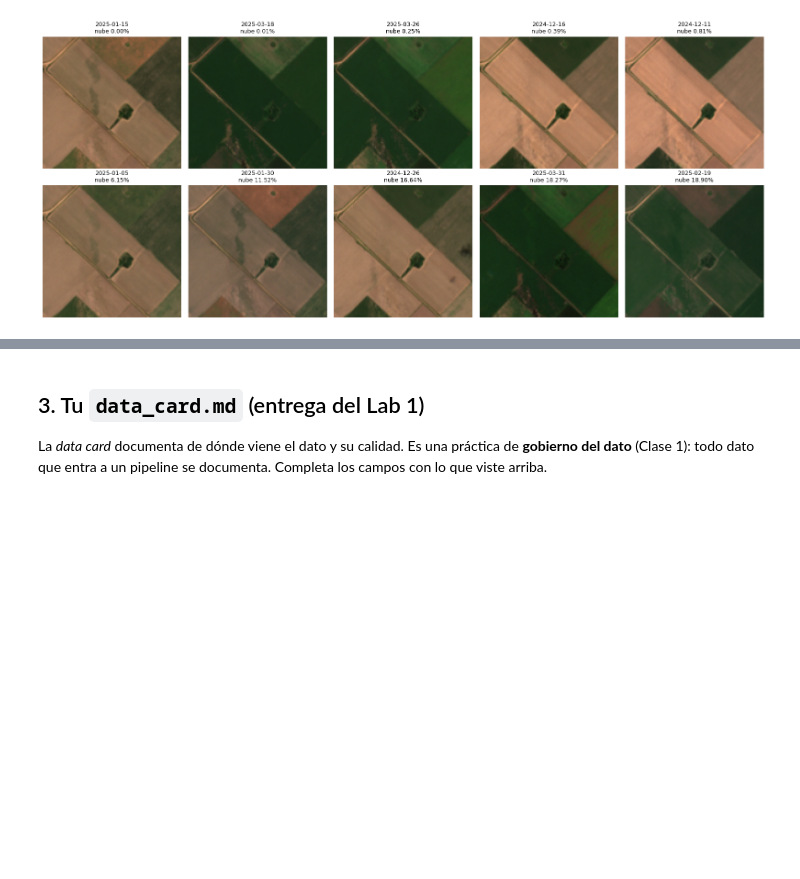
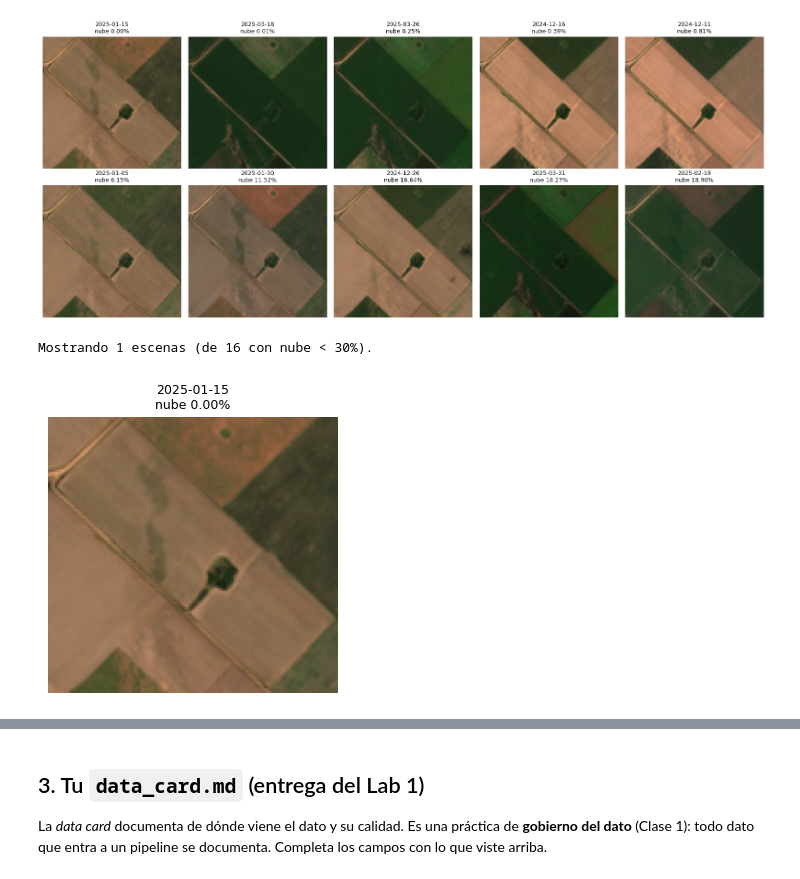
Before and after one commit to juanignacio87/AgroTech-Satellite-Labs, a Jupyter notebook: lab1_anatomia_de_tu_parcela.ipynb, the cells around one changed output, grey strips where cells are left out. Drawn from its saved outputs; the diff is of its cells as text; code cells hidden in the pictures; blank space fills up the shorter version.

```diff
--- a/lab1_anatomia_de_tu_parcela.ipynb
+++ b/lab1_anatomia_de_tu_parcela.ipynb
@@ -231,3 +231,8 @@ escenas = galeria_earthsearch(10)
 # %% [output]
 Mostrando 10 escenas (de 16 con nube < 30%).
 [figure]
+# %%
+escenas = galeria_earthsearch(1)
+# %% [output]
+Mostrando 1 escenas (de 16 con nube < 30%).
+[figure, added]
```
Also changed, not shown: parts of 2 cells of this notebook, 1 other file.
